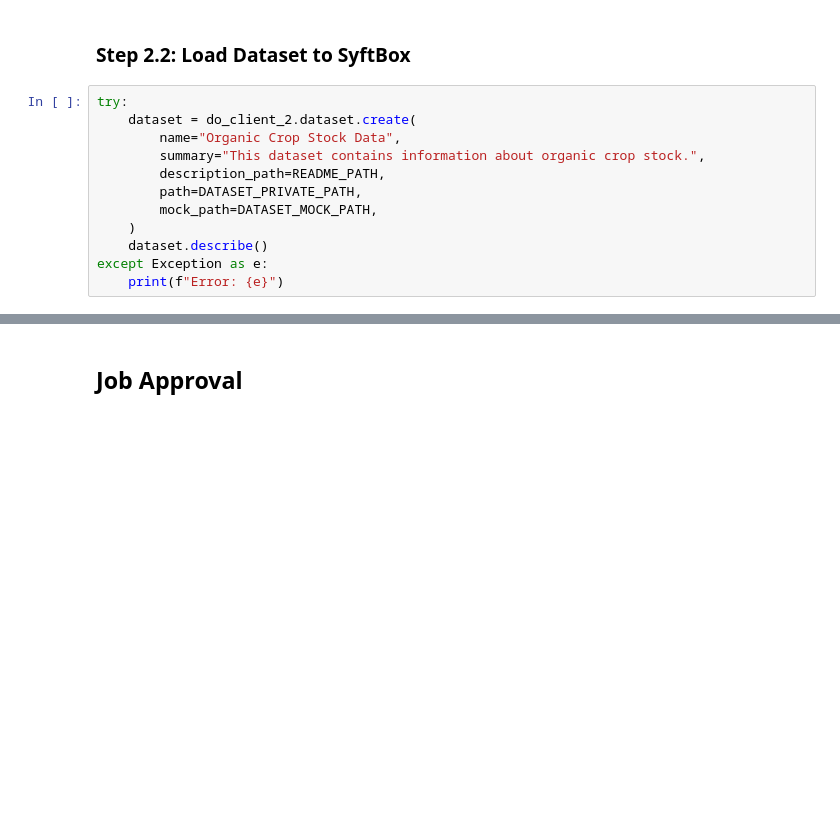
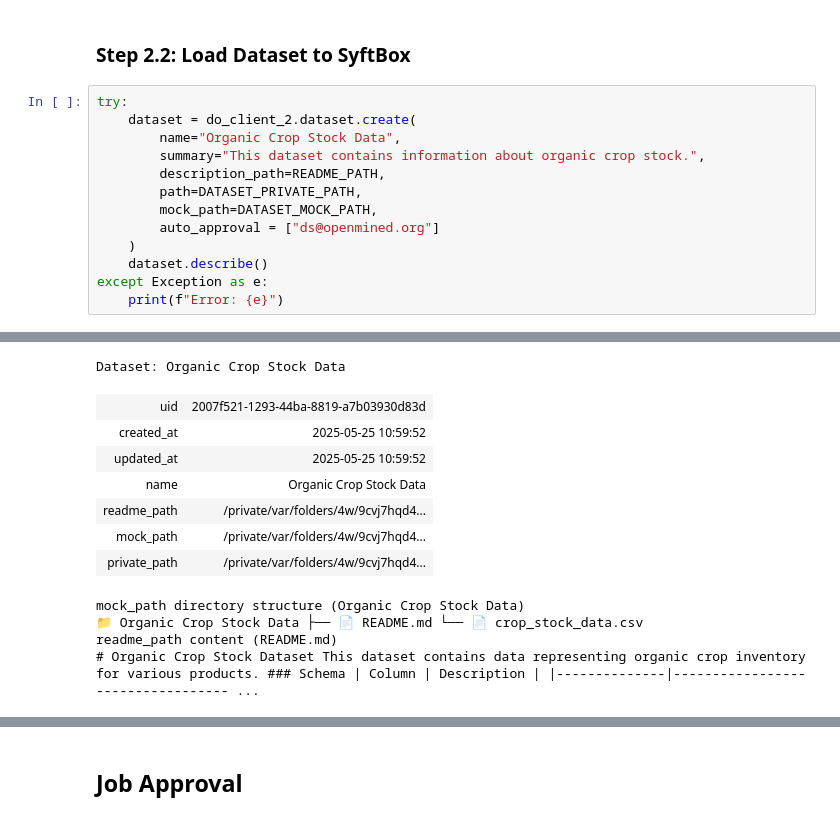
Before and after one commit to OpenMined/syftbox-enclave, a Jupyter notebook: notebooks/RDS-Enclave/DO2.ipynb, the cells around one changed output, grey strips where cells are left out. Drawn from its saved outputs; the diff is of its cells as text; blank space fills up the shorter version.

```diff
--- a/notebooks/RDS-Enclave/DO2.ipynb
+++ b/notebooks/RDS-Enclave/DO2.ipynb
@@ -38,7 +46,9 @@ try:
         description_path=README_PATH,
         path=DATASET_PRIVATE_PATH,
         mock_path=DATASET_MOCK_PATH,
+        auto_approval = ["ds@openmined.org"]
     )
     dataset.describe()
 except Exception as e:
     print(f"Error: {e}")
+# %% [output]
@@ -45,2 +56,14 @@ except Exception as e:
+Dataset: Organic Crop Stock Data
+| uid | 2007f521-1293-44ba-8819-a7b03930d83d |
+| created_at | 2025-05-25 10:59:52 |
+| updated_at | 2025-05-25 10:59:52 |
+| name | Organic Crop Stock Data |
+| readme_path | /private/var/folders/4w/9cvj7hqd4... |
+| mock_path | /private/var/folders/4w/9cvj7hqd4... |
+| private_path | /private/var/folders/4w/9cvj7hqd4... |
+mock_path directory structure (Organic Crop Stock Data)
+📁 Organic Crop Stock Data ├── 📄 README.md └── 📄 crop_stock_data.csv
+readme_path content (README.md)
+# Organic Crop Stock Dataset This dataset contains data representing organic crop inventory for various products. ### Schema | Column | Description | |--------------|---------------------------------- ...
 # %%
 do_client_2.datasets
```
Also changed, not shown: parts of 13 cells of this notebook, 4 other files.
